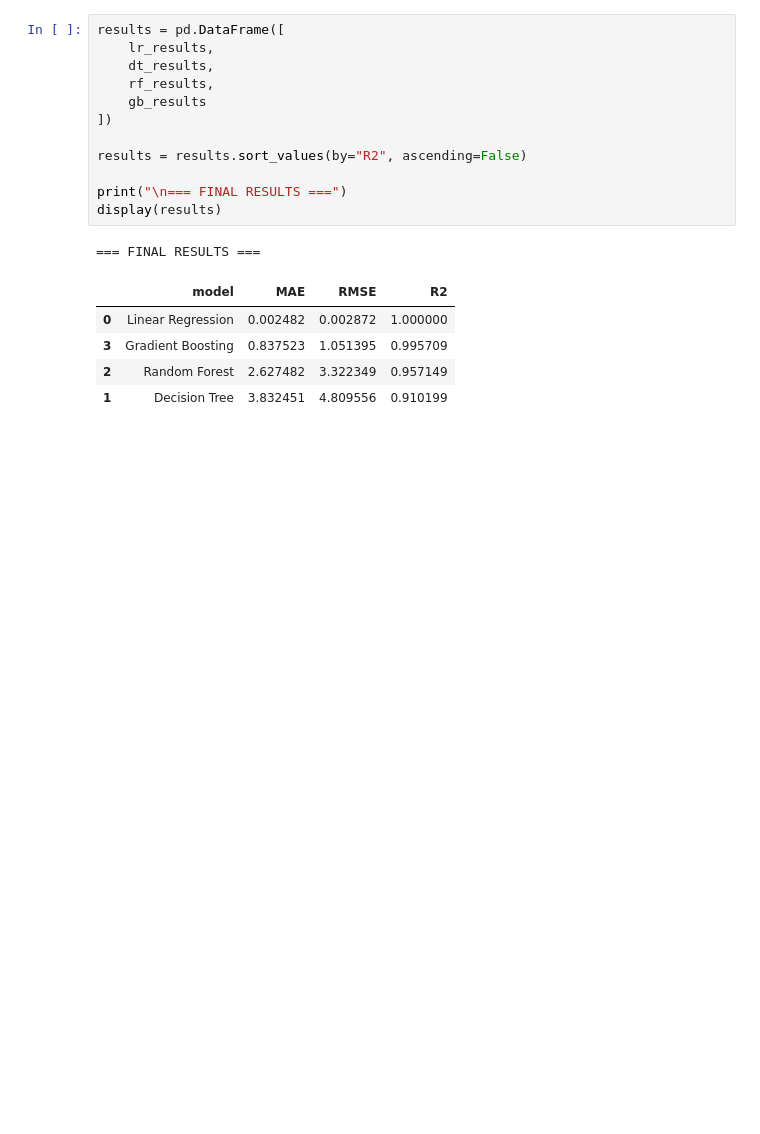
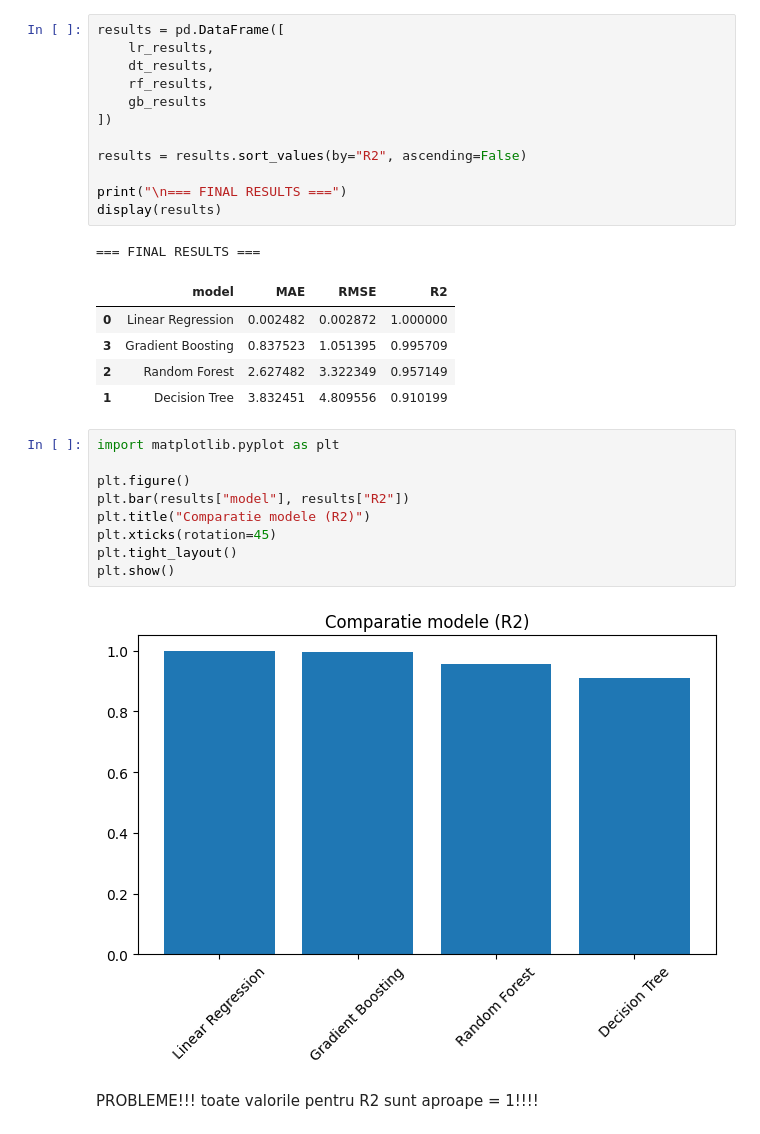
Before and after one commit to tbno9/Sisteme_Inteligente_proiect, a Jupyter notebook: ml_prezicere.ipynb, the cells around one changed output. Cells and saved outputs as stored; diff of their text form; blank space fills up the shorter version.

Commit message:
optimizare hiperparametri + comparatie modele

```diff
--- a/ml_prezicere.ipynb
+++ b/ml_prezicere.ipynb
@@ -569,3 +569,16 @@ display(results)
 | 3 | Gradient Boosting | 0.837523 | 1.051395 | 0.995709 |
 | 2 | Random Forest | 2.627482 | 3.322349 | 0.957149 |
 | 1 | Decision Tree | 3.832451 | 4.809556 | 0.910199 |
+# %%
+import matplotlib.pyplot as plt
+
+plt.figure()
+plt.bar(results["model"], results["R2"])
+plt.title("Comparatie modele (R2)")
+plt.xticks(rotation=45)
+plt.tight_layout()
+plt.show()
+# %% [output]
+[figure, added]
+# %% [markdown]
+PROBLEME!!! toate valorile pentru R2 sunt aproape = 1!!!!
```
Also changed, not shown: parts of 17 cells of this notebook.
